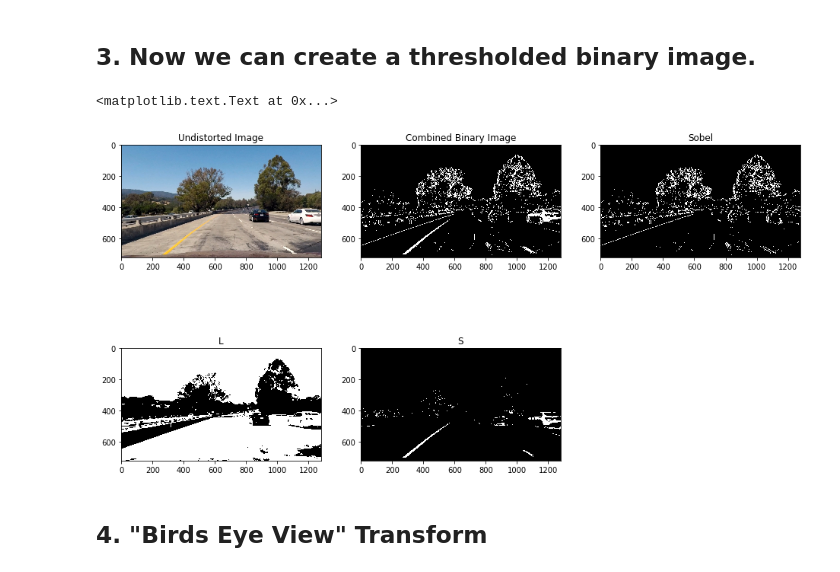
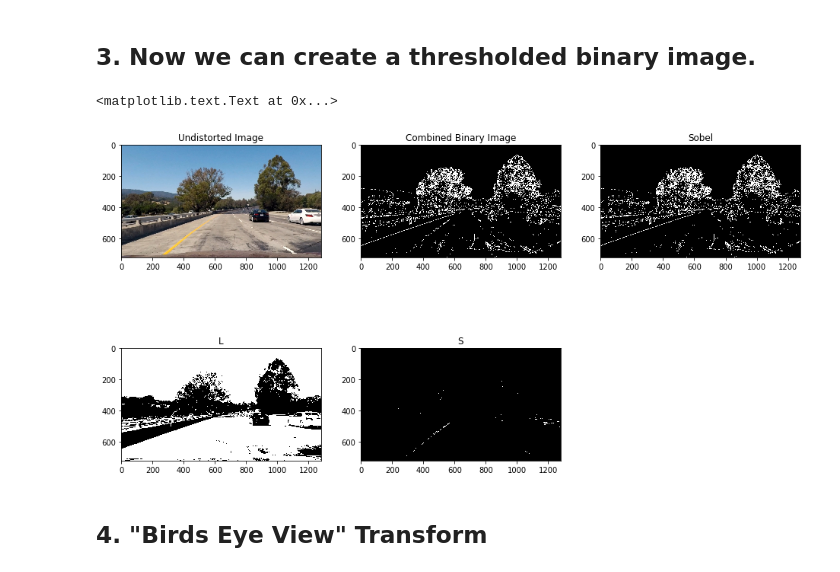
Before and after one commit to jmccormack200/CarND-Advanced-Lane-Lines, a Jupyter notebook: notebook.ipynb, the cells around one changed output. Saved outputs shown, nothing was run; the diff lists cells and outputs as text; code cells hidden in the pictures.

```diff
--- a/notebook.ipynb
+++ b/notebook.ipynb
@@ -110,35 +110,35 @@ The difference is pretty subtle, but is especially noticable around the white ca
 # %%
 from project4 import binaryImage
 
 sobel_thresh = [20, 100]
 l_thresh = [90, 255]
-s_thresh = [170, 255]
+s_thresh = [175, 250]
 
 out_imgs = binaryImage(undistorted, sobel_thresh, l_thresh, s_thresh)
 plt.figure(figsize=(16, 9))
 
 plt.subplot(2, 3, 1)
 plt.imshow(cv2.cvtColor(undistorted, cv2.COLOR_BGR2RGB))
 plt.title('Undistorted Image')
 
 plt.subplot(2, 3, 2)
 plt.imshow(out_imgs[0])
 plt.title('Combined Binary Image')
 
 plt.subplot(2, 3, 3)
 plt.imshow(out_imgs[1])
 plt.title('Sobel')
 
 plt.subplot(2, 3, 4)
 plt.imshow(out_imgs[2])
 plt.title("L")
 
 plt.subplot(2, 3, 5)
 plt.imshow(out_imgs[3])
 plt.title("S")
 # %% [output]
 <matplotlib.text.Text at 0x...>
-[figure, old version]
+[figure, new version]
 # %% [markdown]
 ## 4. "Birds Eye View" Transform
 # %% [markdown]
```
Also changed, not shown: parts of 10 cells of this notebook, 4 other files.
